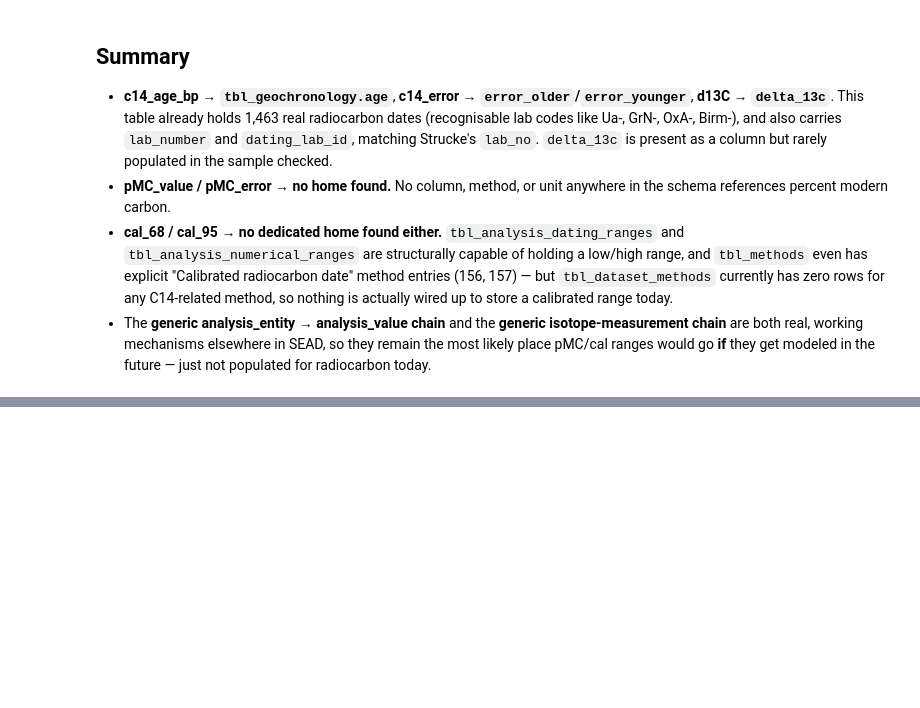
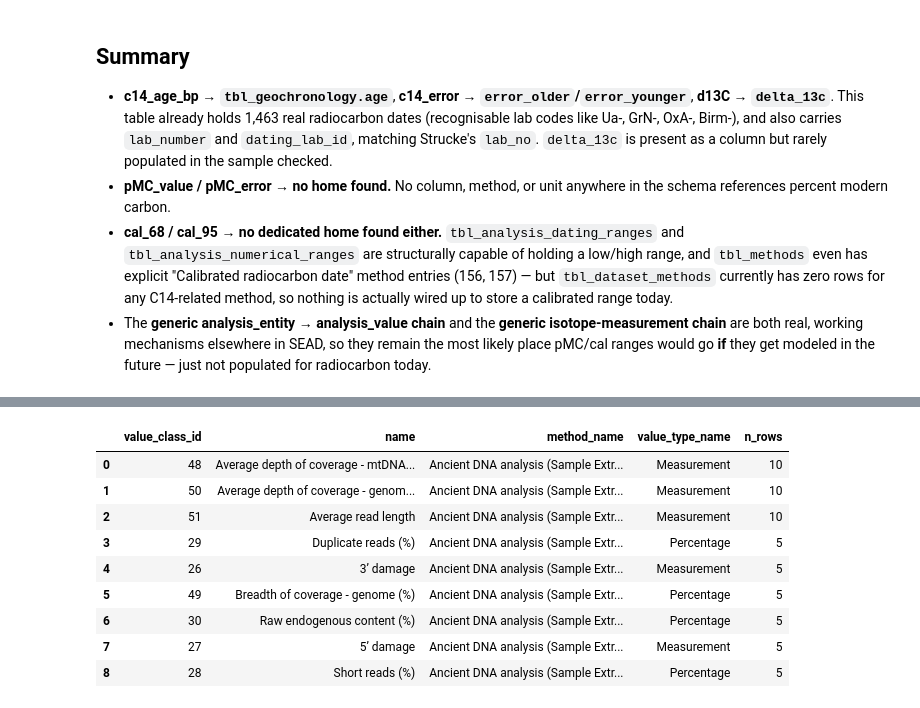
Before and after one commit to Br1CM/sead_strucke_data_cleaning, a Jupyter notebook: shared/notebooks/c14_value_storage_exploration.ipynb, the cells around one changed output, grey strips where cells are left out. Drawn from its saved outputs; the diff is of its cells as text; code cells hidden in the pictures; blank space fills up the shorter version.

Commit message:
explore mapping pMC/cal_68/cal_95/median_cal_year into the generic analysis_values chain
Co-Authored-By: Claude Sonnet 5 <noreply@anthropic.com>

```diff
--- a/shared/notebooks/c14_value_storage_exploration.ipynb
+++ b/shared/notebooks/c14_value_storage_exploration.ipynb
@@ -281,0 +351,26 @@ units
+# %%
+decimal_precedent = pd.read_sql(
+    """
+    select vc.value_class_id, vc.name, m.method_name, vt.name as value_type_name, count(*) as n_rows
+    from tbl_analysis_numerical_values anv
+    join tbl_analysis_values av on av.analysis_value_id = anv.analysis_value_id
+    join tbl_value_classes vc on vc.value_class_id = av.value_class_id
+    join tbl_methods m on m.method_id = vc.method_id
+    left join tbl_value_types vt on vt.value_type_id = vc.value_type_id
+    group by vc.value_class_id, vc.name, m.method_name, vt.name
+    order by n_rows desc
+    """,
+    engine,
+)
+decimal_precedent
+# %% [output]
+|  | value_class_id | name | method_name | value_type_name | n_rows |
+| 0 | 48 | Average depth of coverage - mtDNA... | Ancient DNA analysis (Sample Extr... | Measurement | 10 |
+| 1 | 50 | Average depth of coverage - genom... | Ancient DNA analysis (Sample Extr... | Measurement | 10 |
+| 2 | 51 | Average read length | Ancient DNA analysis (Sample Extr... | Measurement | 10 |
+| 3 | 29 | Duplicate reads (%) | Ancient DNA analysis (Sample Extr... | Percentage | 5 |
+| 4 | 26 | 3’ damage | Ancient DNA analysis (Sample Extr... | Measurement | 5 |
+| 5 | 49 | Breadth of coverage - genome (%) | Ancient DNA analysis (Sample Extr... | Percentage | 5 |
+| 6 | 30 | Raw endogenous content (%) | Ancient DNA analysis (Sample Extr... | Percentage | 5 |
+| 7 | 27 | 5’ damage | Ancient DNA analysis (Sample Extr... | Measurement | 5 |
+| 8 | 28 | Short reads (%) | Ancient DNA analysis (Sample Extr... | Percentage | 5 |
```
Also changed, not shown: parts of 9 cells of this notebook.
